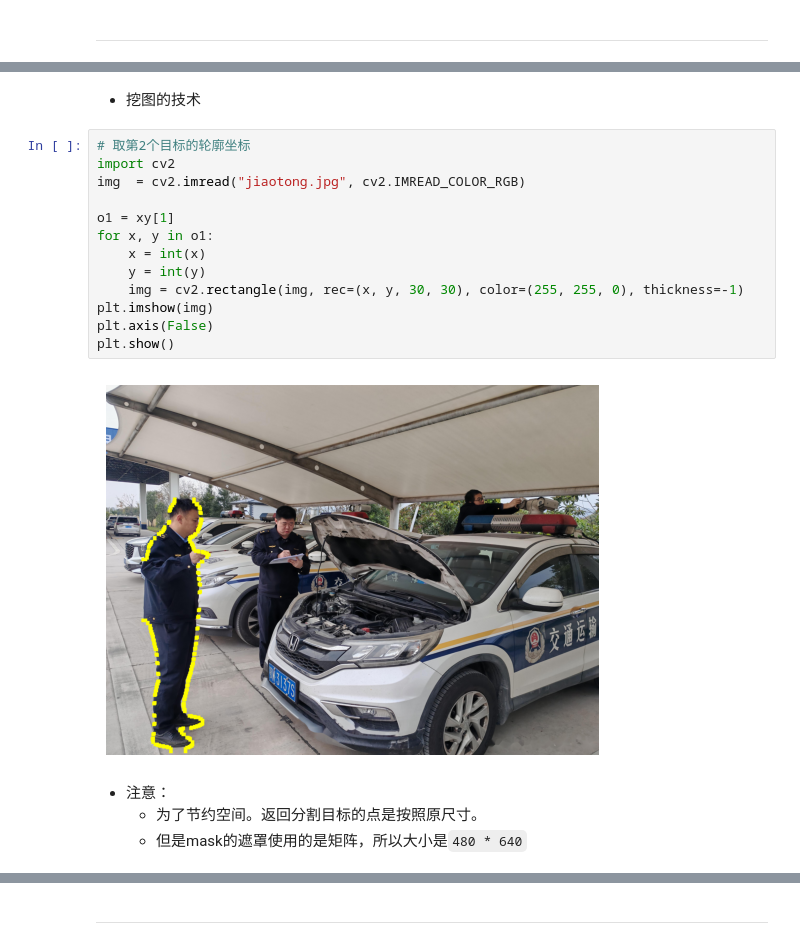
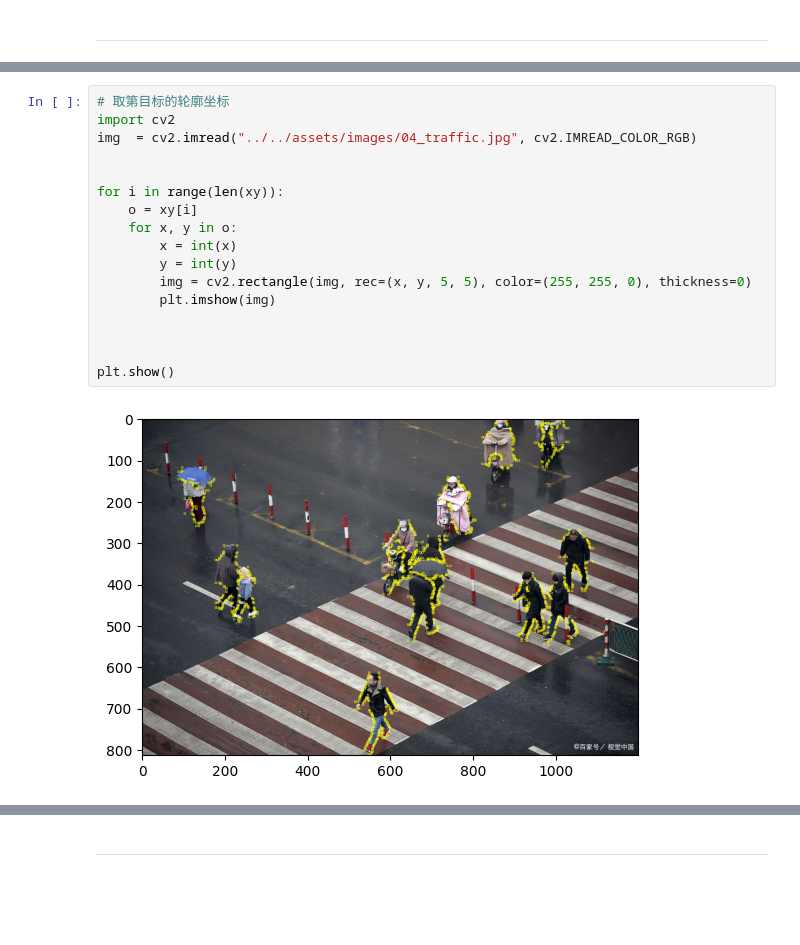
Before and after one commit to green-ai-tech/ai_learing, a Jupyter notebook: notebooks/01_machine_vision/02_video_background_replacement.ipynb, the cells around one changed output, grey strips where cells are left out. Saved outputs shown, nothing was run; the diff lists cells and outputs as text; blank space fills up the shorter version.

```diff
--- a/notebooks/01_machine_vision/02_video_background_replacement.ipynb
+++ b/notebooks/01_machine_vision/02_video_background_replacement.ipynb
@@ -300,21 +228,19 @@ plt.show()
-# %% [markdown]
-- 挖图的技术
 # %%
-# 取第2个目标的轮廓坐标
+# 取第目标的轮廓坐标
 import cv2
-img  = cv2.imread("jiaotong.jpg", cv2.IMREAD_COLOR_RGB)
+img  = cv2.imread("../../assets/images/04_traffic.jpg", cv2.IMREAD_COLOR_RGB)
 
-o1 = xy[1]
-for x, y in o1:
-    x = int(x)
-    y = int(y)
-    img = cv2.rectangle(img, rec=(x, y, 30, 30), color=(255, 255, 0), thickness=-1)
-plt.imshow(img)
-plt.axis(False)
+
+for i in range(len(xy)):
+    o = xy[i]
+    for x, y in o:
+        x = int(x)
+        y = int(y)
+        img = cv2.rectangle(img, rec=(x, y, 5, 5), color=(255, 255, 0), thickness=0)
+        plt.imshow(img)
+
+
+
 plt.show()
 # %% [output]
-[figure, old version]
+[figure, new version]
-# %% [markdown]
-- 注意：
-    - 为了节约空间。返回分割目标的点是按照原尺寸。
-    - 但是mask的遮罩使用的是矩阵，所以大小是`480 * 640`
```
Also changed, not shown: parts of 45 cells of this notebook, 1 other file.
